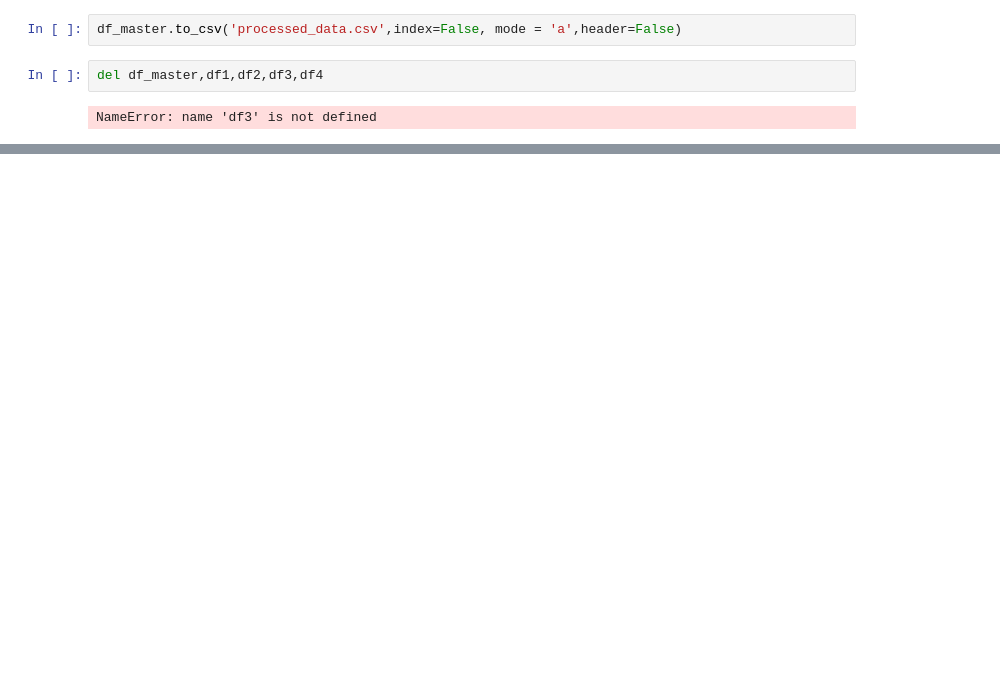
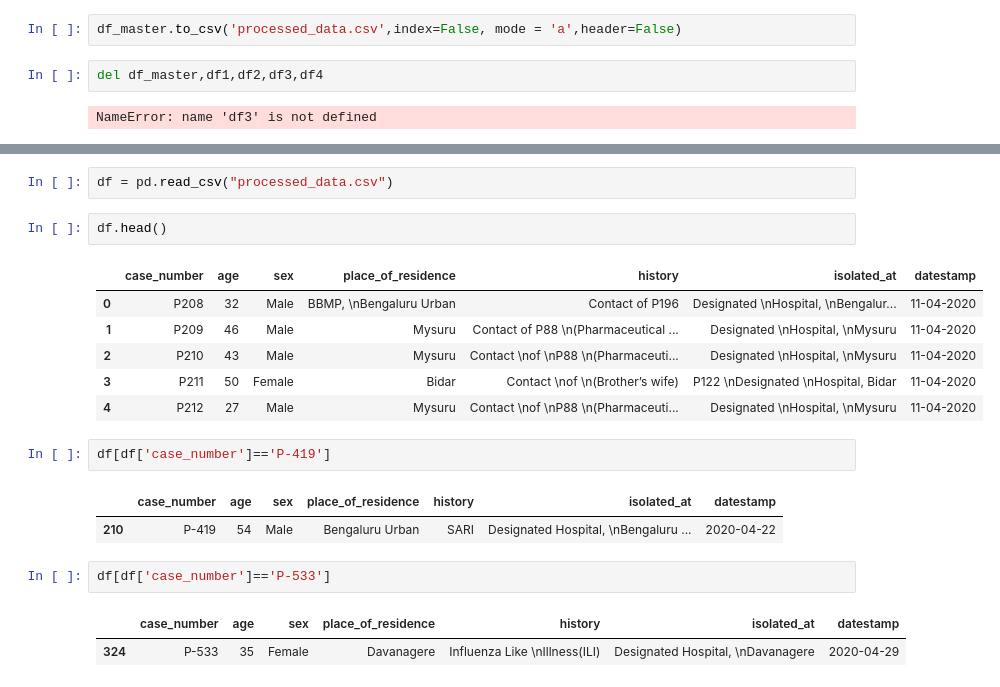
Before and after one commit to bsnithin44/covid19_karnataka, a Jupyter notebook: extract data from files.ipynb, the cells around one changed output, grey strips where cells are left out. Saved outputs shown, nothing was run; the diff lists cells and outputs as text; blank space fills up the shorter version.

Commit message:
Updated data

```diff
--- a/extract data from files.ipynb
+++ b/extract data from files.ipynb
@@ -119,0 +142,21 @@ NameError: name 'df3' is not defined
+# %%
+df = pd.read_csv("processed_data.csv")
+# %%
+df.head()
+# %% [output]
+|  | case_number | age | sex | place_of_residence | history | isolated_at | datestamp |
+| 0 | P208 | 32 | Male | BBMP, \nBengaluru Urban | Contact of P196 | Designated \nHospital, \nBengalur... | 11-04-2020 |
+| 1 | P209 | 46 | Male | Mysuru | Contact of P88 \n(Pharmaceutical ... | Designated \nHospital, \nMysuru | 11-04-2020 |
+| 2 | P210 | 43 | Male | Mysuru | Contact \nof \nP88 \n(Pharmaceuti... | Designated \nHospital, \nMysuru | 11-04-2020 |
+| 3 | P211 | 50 | Female | Bidar | Contact \nof \n(Brother’s wife) | P122 \nDesignated \nHospital, Bidar | 11-04-2020 |
+| 4 | P212 | 27 | Male | Mysuru | Contact \nof \nP88 \n(Pharmaceuti... | Designated \nHospital, \nMysuru | 11-04-2020 |
+# %%
+df[df['case_number']=='P-419']
+# %% [output]
+|  | case_number | age | sex | place_of_residence | history | isolated_at | datestamp |
+| 210 | P-419 | 54 | Male | Bengaluru Urban | SARI | Designated Hospital, \nBengaluru ... | 2020-04-22 |
+# %%
+df[df['case_number']=='P-533']
+# %% [output]
+|  | case_number | age | sex | place_of_residence | history | isolated_at | datestamp |
+| 324 | P-533 | 35 | Female | Davanagere | Influenza Like \nIllness(ILI) | Designated Hospital, \nDavanagere | 2020-04-29 |
```
Also changed, not shown: parts of 10 cells of this notebook, 4 other files.
